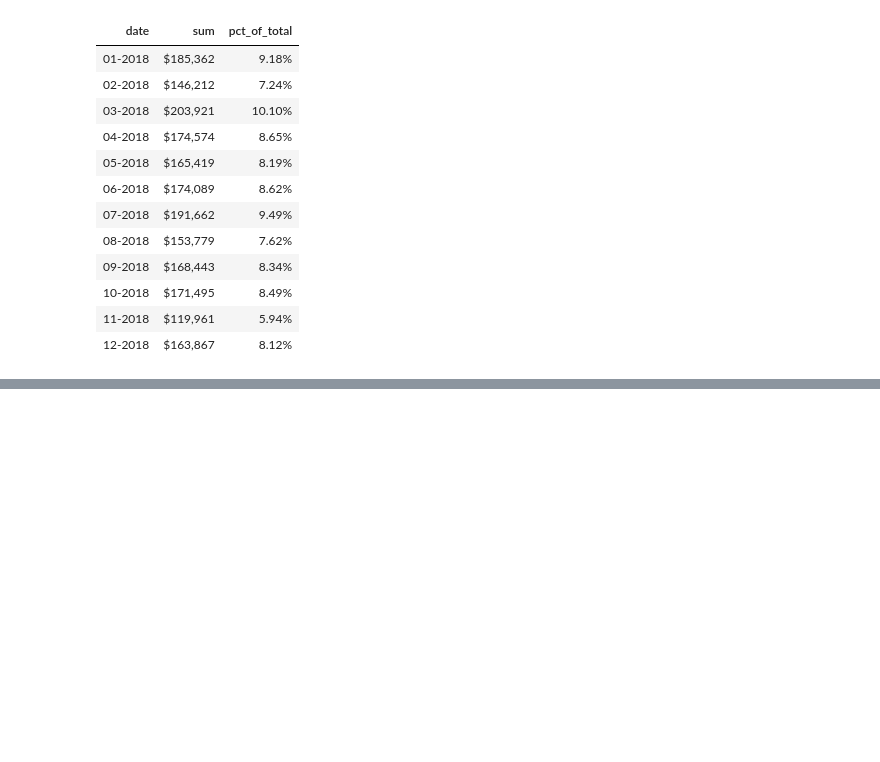
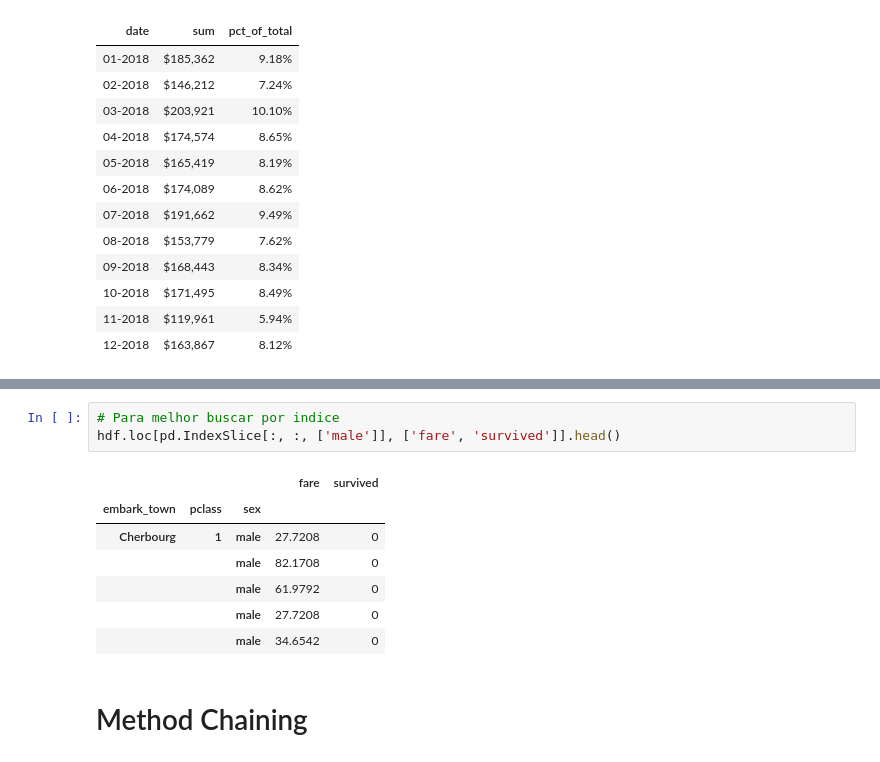
Before and after one commit to polaroidz/polaroidz, a Jupyter notebook: Pandas_Handbook.ipynb, the cells around one changed output, grey strips where cells are left out. Drawn from its saved outputs; the diff is of its cells as text; blank space fills up the shorter version.

```diff
--- a/Pandas_Handbook.ipynb
+++ b/Pandas_Handbook.ipynb
@@ -678,0 +804,13 @@ format_dict = {
+# %%
+# Para melhor buscar por indice
+hdf.loc[pd.IndexSlice[:, :, ['male']], ['fare', 'survived']].head()
+# %% [output]
+|  |  |  | fare | survived |
+| embark_town | pclass | sex |  |  |
+| Cherbourg | 1 | male | 27.7208 | 0 |
+|  |  | male | 82.1708 | 0 |
+|  |  | male | 61.9792 | 0 |
+|  |  | male | 27.7208 | 0 |
+|  |  | male | 34.6542 | 0 |
+# %% [markdown]
+# Method Chaining
```
Also changed, not shown: parts of 20 cells of this notebook.
